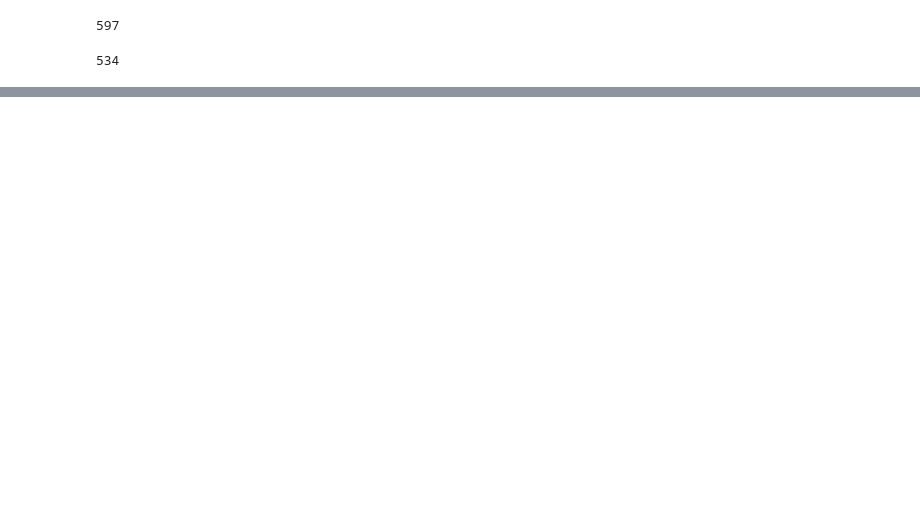
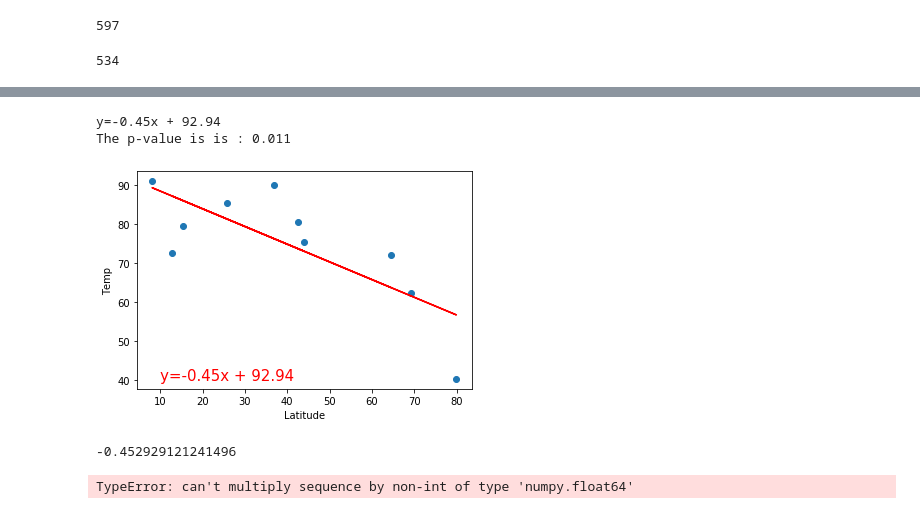
Before and after one commit to Godinez15/World_Weather_Analysis, a Jupyter notebook: API_practice.ipynb, the cells around one changed output, grey strips where cells are left out. Saved outputs shown, nothing was run; the diff lists cells and outputs as text; code cells hidden in the pictures; blank space fills up the shorter version.

Commit message:
Adding more scatter plots.

```diff
--- a/API_practice.ipynb
+++ b/API_practice.ipynb
@@ -561,0 +599,55 @@ plt.show()
+# %%
+# Create an equal number of latitudes and tempatures.
+lats= [42.5, 43.9, 8.1, 36.8, 79.9, 69.1, 25.7, 15.3, 12.7, 64.5]
+temps= [80.5, 75.3, 90.9, 90.0, 40.4, 62.3, 85.4, 79.6, 72.5, 72.0]
+# %%
+# Use the linregress function to calculate the slope,
+# y-intercept, correlation coefficient (r-value), p-value,
+# and standard deviation, and then we’ll print out the
+# equation for the line.
+
+# perform linear regression.
+(slope, intercept,r_value, p_value, std_err)=linregress(lats,temps)
+
+# Get the equation of the line.
+line_eq= "y=" + str(round(slope,2)) + "x + " + str(round(intercept,2))
+
+print(line_eq)
+
+print(f"The p-value is is : {p_value:.3f}")
+
+# Returns the following
+# 1. Slope of the regression line as slope
+# 2. y-intercept as intercept
+# 3. Correlation coefficient as r_value
+# 4. p-value as p_value
+# 5. Standard error as std_err
+# %% [output]
+y=-0.45x + 92.94
+The p-value is is : 0.011
+# %%
+# Calculate the regression line " y values" from the
+# slope and intercept
+regress_values= [(lat* slope + intercept)for lat in lats]
+# %%
+# Import Matplotlib.
+import matplotlib.pyplot as plt
+
+# Create a scatter plot of the x and y values.
+# We plot the latitudes and temperatures on a scatter plot.
+plt.scatter(lats,temps)
+
+# Plot the regression line with the x-values and the y
+# coordinates based on the intercept and slope.
+
+# We create a line plot of our regression line with the
+# ideal temperatures.
+plt.plot(lats,regress_values,"r")
+
+# Annotate the text for the line equation and add its coordinates.
+plt.annotate(line_eq, (10,40), fontsize=15, color="red")
+plt.xlabel('Latitude')
+plt.ylabel('Temp')
+plt.show()
+# %% [output]
+[figure, added]
@@ -561,0 +679,22 @@ plt.show()
+# %%
+# Perform linear regression.
+(slope, intercept, r_value, p_value, std_err) = linregress(lats, temps)
+print(slope)
+# Calculate the regression line "y values" from the slope and intercept.
+regress_values = lats * slope + intercept
+
+# Get the equation of the line.
+line_eq = "y = " + str(round(slope,2)) + "x + " + str(round(intercept,2))
+
+# Create a scatter plot of the x and y values.
+plt.scatter(lats,temps)
+# Plot the regression line with the x-values and the y coordinates based on the intercept and slope.
+plt.plot(lats,regress_values,"r")
+# Annotate the text for the line equation and add its coordinates.
+plt.annotate(line_eq, (10,40), fontsize=15, color="red")
+plt.xlabel('Latitude')
+plt.ylabel('Temp')
+plt.show()
+# %% [output]
+-0.452929121241496
+TypeError: can't multiply sequence by non-int of type 'numpy.float64'
```
Also changed, not shown: parts of 29 cells of this notebook, 5 other files.
